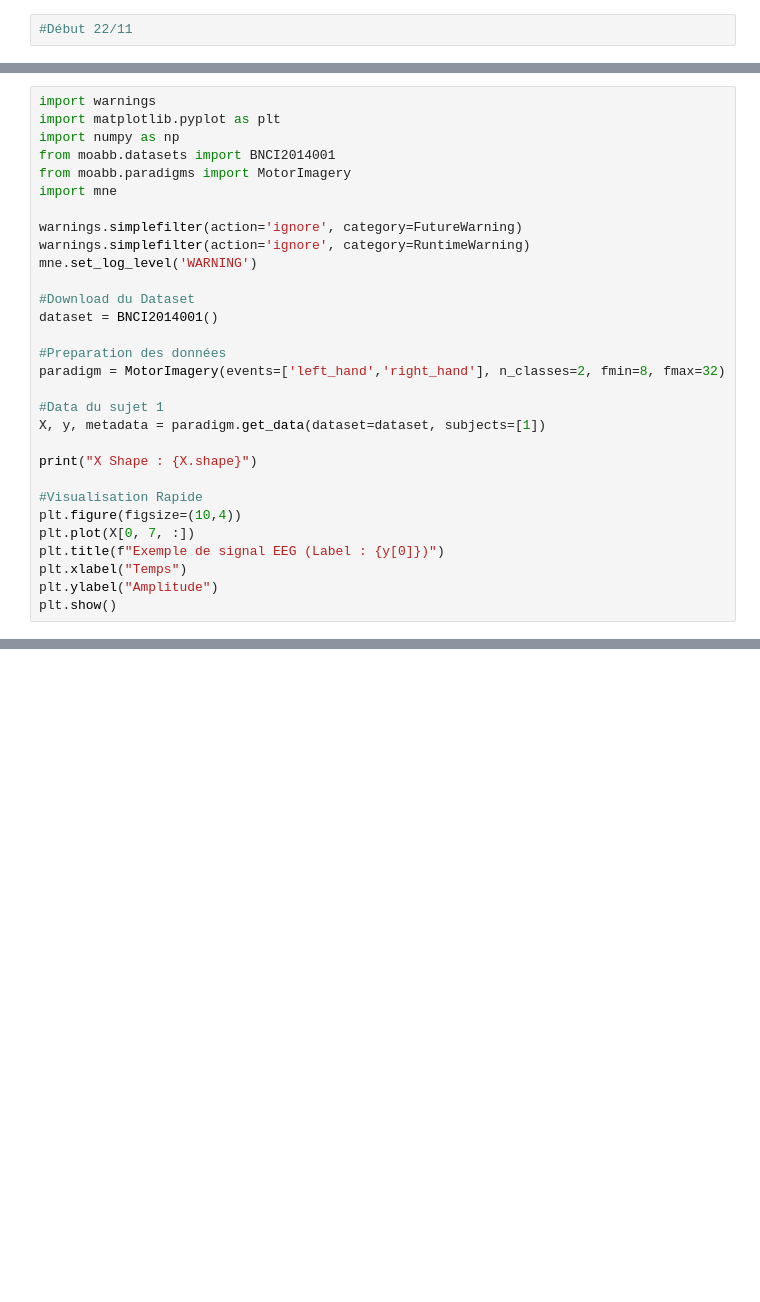
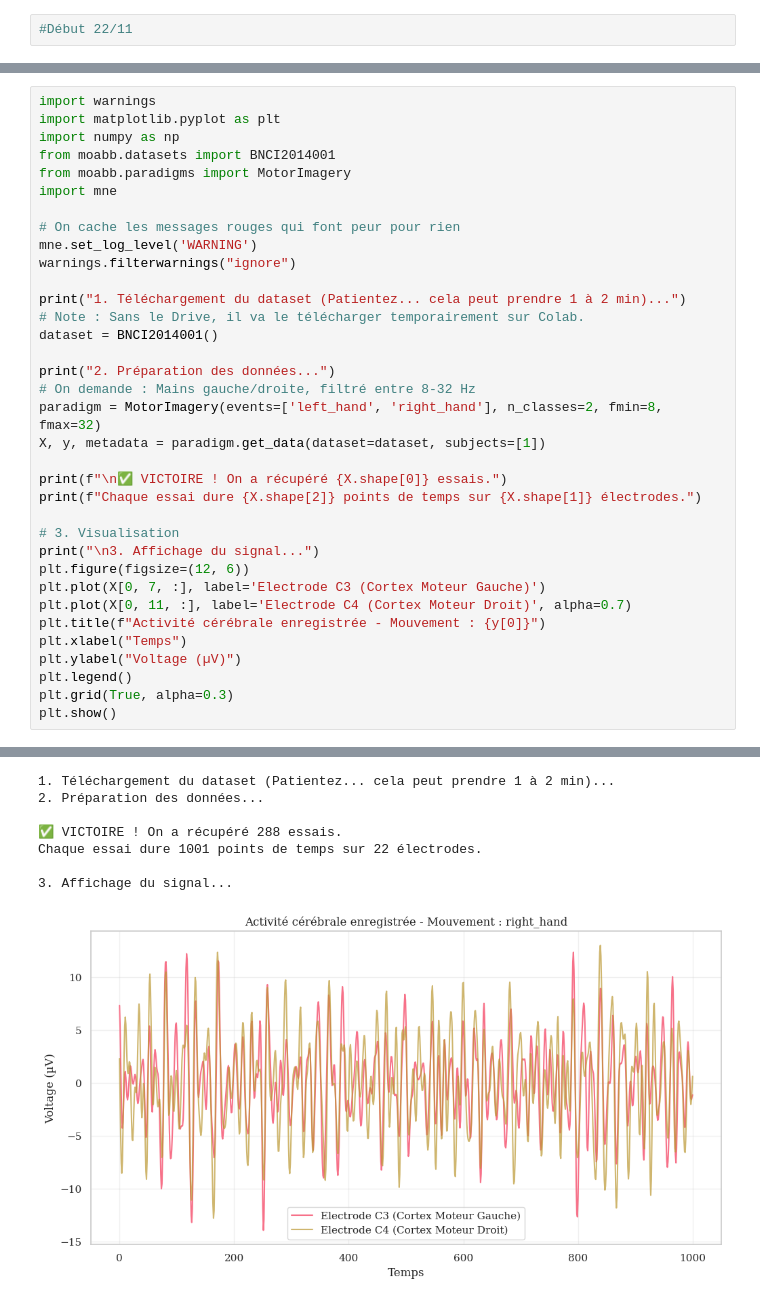
Before and after one commit to LeoD-h/Project-BCI-EEG, a Jupyter notebook: DiscoverDataSet.ipynb, the cells around one changed output, grey strips where cells are left out. Cells and saved outputs as stored; diff of their text form; blank space fills up the shorter version.

```diff
--- a/DiscoverDataSet.ipynb
+++ b/DiscoverDataSet.ipynb
@@ -12,26 +32,31 @@ from moabb.datasets import BNCI2014001
 from moabb.paradigms import MotorImagery
 import mne
 
-warnings.simplefilter(action='ignore', category=FutureWarning)
-warnings.simplefilter(action='ignore', category=RuntimeWarning)
+# On cache les messages rouges qui font peur pour rien
 mne.set_log_level('WARNING')
+warnings.filterwarnings("ignore")
 
-#Download du Dataset
+print("1. Téléchargement du dataset (Patientez... cela peut prendre 1 à 2 min)...")
+# Note : Sans le Drive, il va le télécharger temporairement sur Colab.
 dataset = BNCI2014001()
 
-#Preparation des données
-paradigm = MotorImagery(events=['left_hand','right_hand'], n_classes=2, fmin=8, fmax=32)
-
-#Data du sujet 1
+print("2. Préparation des données...")
+# On demande : Mains gauche/droite, filtré entre 8-32 Hz
+paradigm = MotorImagery(events=['left_hand', 'right_hand'], n_classes=2, fmin=8, fmax=32)
 X, y, metadata = paradigm.get_data(dataset=dataset, subjects=[1])
 
-print("X Shape : {X.shape}")
+print(f"\n✅ VICTOIRE ! On a récupéré {X.shape[0]} essais.")
+print(f"Chaque essai dure {X.shape[2]} points de temps sur {X.shape[1]} électrodes.")
 
-#Visualisation Rapide
-plt.figure(figsize=(10,4))
-plt.plot(X[0, 7, :])
-plt.title(f"Exemple de signal EEG (Label : {y[0]})")
+# 3. Visualisation
+print("\n3. Affichage du signal...")
+plt.figure(figsize=(12, 6))
+plt.plot(X[0, 7, :], label='Electrode C3 (Cortex Moteur Gauche)')
+plt.plot(X[0, 11, :], label='Electrode C4 (Cortex Moteur Droit)', alpha=0.7)
+plt.title(f"Activité cérébrale enregistrée - Mouvement : {y[0]}")
 plt.xlabel("Temps")
-plt.ylabel("Amplitude")
+plt.ylabel("Voltage (µV)")
+plt.legend()
+plt.grid(True, alpha=0.3)
 plt.show()
 # %% [output]
@@ -38,0 +65,8 @@ ModuleNotFoundError: No module named 'moabb'
+1. Téléchargement du dataset (Patientez... cela peut prendre 1 à 2 min)...
+2. Préparation des données...
+
+✅ VICTOIRE ! On a récupéré 288 essais.
+Chaque essai dure 1001 points de temps sur 22 électrodes.
+
+3. Affichage du signal...
+[figure, added]
```
Also changed, not shown: parts of 4 cells of this notebook.
